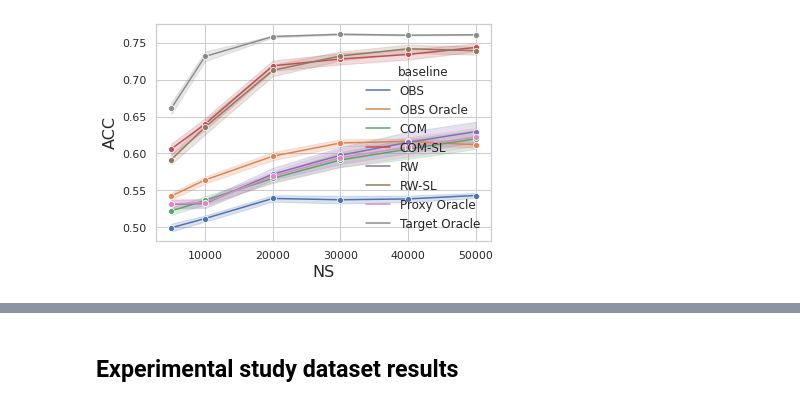
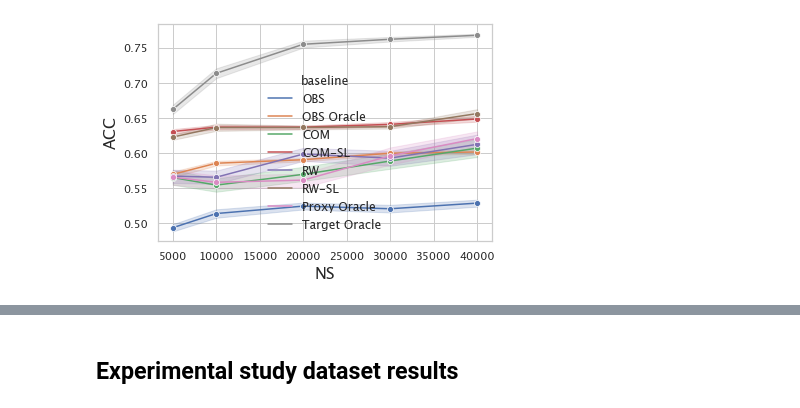
Before and after one commit to lguerdan/counterfactual-decision-support, a Jupyter notebook: notebook_results.ipynb, the cells around one changed output, grey strips where cells are left out. Cells and saved outputs as stored; diff of their text form; code cells hidden in the pictures.

```diff
--- a/notebook_results.ipynb
+++ b/notebook_results.ipynb
@@ -7,8 +7,8 @@ import glob
 
 sns.set(style = "whitegrid", rc = {
    "legend.frameon": False,
-    "font.family": "DejaVu Sans",
-    "font.sans-serif": "Helvetica",
+    "font.family": "sans-serif",
+    "font.sans-serif": "Lucida Grande",
     "axes.titlesize": 14,
     "xtick.labelsize": 11,
     "ytick.labelsize": 11,
@@ -16,10 +16,9 @@ sns.set(style = "whitegrid", rc = {
     'legend.fontsize': 12
 })
 # %%
-df, meandf  = results.get_erm_convergence_result_df('NR_erm_convergence_rates_crossfit_oracle_R10')
-
+df, meandf  = results.get_erm_convergence_result_df('NENV_erm_convergence_rates_crossfit_R10')
 df = df[df['alpha_0'] != 0.2]
 df.reset_index(inplace=True)
 fig = sns.lineplot(data=df, x="NS", y="ACC", hue='baseline', ci=68, marker='o')
 # %% [output]
-[figure, old version]
+[figure, new version]
```
Also changed, not shown: parts of 16 cells of this notebook, 8 other files.
